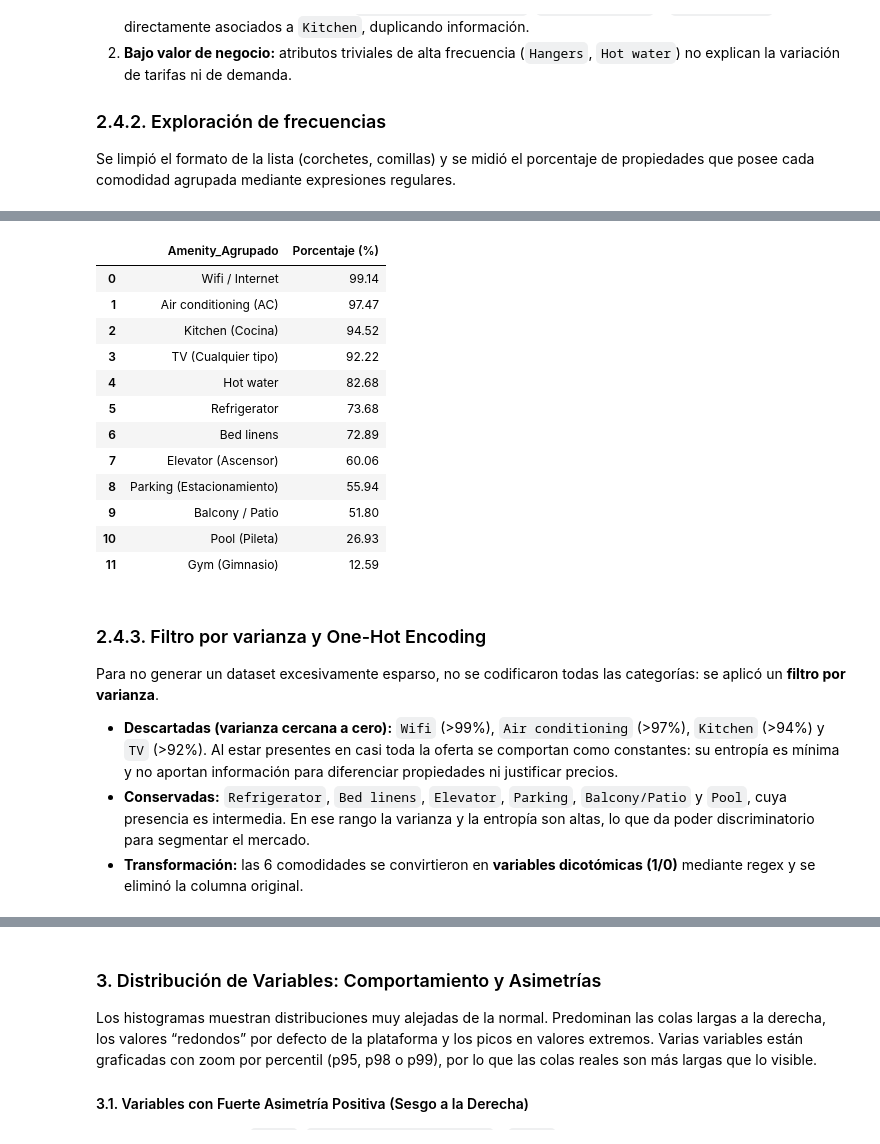
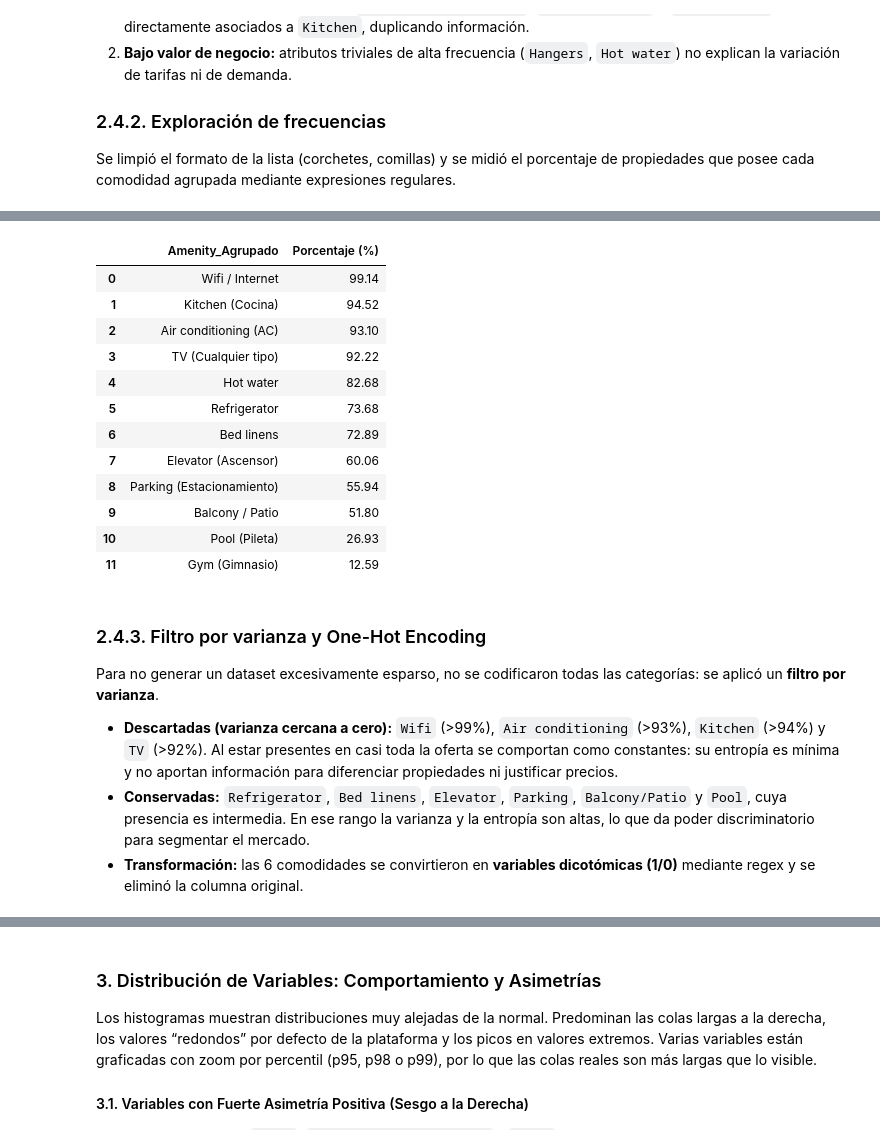
Before and after one commit to Jeronit1/AnalisisDeDatos, a Jupyter notebook: entrega.ipynb, the cells around one changed output, grey strips where cells are left out. Saved outputs shown, nothing was run; the diff lists cells and outputs as text; code cells hidden in the pictures.

```diff
--- a/entrega.ipynb
+++ b/entrega.ipynb
@@ -83,9 +86,9 @@ dtypes: float64(37), int64(24), object(29)
 memory usage: 20.4+ MB
 # %%
 columnas_tpe = [
-    'id', 'host_name', 'hosts_time_as_user_years', 'hosts_time_as_host_years',
-    'host_is_superhost', 'neighbourhood_cleansed','latitude', 'longitude',
-    'property_type', 'accommodates', 'bathrooms', 'bedrooms', 'amenities',
+    'id', 'host_id', 'host_name', 'hosts_time_as_user_years', 'hosts_time_as_host_years',
+    'host_is_superhost', 'neighbourhood_cleansed','latitude', 'longitude', 'room_type',
+    'property_type', 'accommodates', 'bathrooms', 'bedrooms', 'beds', 'amenities',
     'price', 'minimum_nights', 'maximum_nights', 'availability_365',
     'number_of_reviews_ltm', 'estimated_occupancy_l365d', 'estimated_revenue_l365d',
     'review_scores_rating', 'calculated_host_listings_count', 'reviews_per_month'
@@ -180,6 +169,11 @@ df_copia['bedrooms'] = df_copia['bedrooms'].fillna(
     df_copia.groupby('accommodates')['bedrooms'].transform('median'))
 
 df_copia[['bathrooms', 'bedrooms']].isnull().sum()
+df_copia['beds'] = df_copia['beds'].fillna(df_copia.groupby('accommodates')['beds'].transform('median')).round()
+# Respaldo: si algún grupo quedó todo nulo, usar la mediana global
+df_copia['beds'] = df_copia['beds'].fillna(df_copia['beds'].median())
+
+df_copia[['bathrooms', 'bedrooms', 'beds']].isnull().sum()
 # %% [output]
 bathrooms    0
 bedrooms     0
@@ -226,32 +221,32 @@ Name: count, dtype: int64
 # %%
 # Porcentaje de presencia por macro-categoría (regex)
 patrones_amenities = {
     'Wifi / Internet': 'Wifi|Internet',
     'Kitchen (Cocina)': 'Kitchen',
     'TV (Cualquier tipo)': 'TV',
-    'Air conditioning (AC)': 'Air conditioning|AC',
+    'Air conditioning (AC)': r'Air conditioning|\bAC\b',
     'Hot water': 'Hot water',
     'Bed linens': 'Bed linens',
     'Refrigerator': 'Refrigerator',
     'Pool (Pileta)': 'Pool',
     'Parking (Estacionamiento)': 'Parking',
     'Gym (Gimnasio)': 'Gym',
     'Elevator (Ascensor)': 'Elevator',
     'Balcony / Patio': 'Balcony|Patio|Terrace|Backyard'
 }
 
 resultados = {nombre: df_copia['amenities'].str.contains(patron, case=False, na=False, regex=True).mean() * 100
               for nombre, patron in patrones_amenities.items()}
 
 df_porcentajes = (pd.DataFrame(list(resultados.items()), columns=['Amenity_Agrupado', 'Porcentaje (%)'])
                   .sort_values(by='Porcentaje (%)', ascending=False)
                   .reset_index(drop=True))
 display(df_porcentajes.round(2))
 # %% [output]
 |  | Amenity_Agrupado | Porcentaje (%) |
 | 0 | Wifi / Internet | 99.14 |
-| 1 | Air conditioning (AC) | 97.47 |
-| 2 | Kitchen (Cocina) | 94.52 |
+| 1 | Kitchen (Cocina) | 94.52 |
+| 2 | Air conditioning (AC) | 93.10 |
 | 3 | TV (Cualquier tipo) | 92.22 |
 | 4 | Hot water | 82.68 |
 | 5 | Refrigerator | 73.68 |
@@ -265,7 +260,7 @@ display(df_porcentajes.round(2))
 ### 2.4.3. Filtro por varianza y One-Hot Encoding
 Para no generar un dataset excesivamente esparso, no se codificaron todas las categorías: se aplicó un **filtro por varianza**.
 
-* **Descartadas (varianza cercana a cero):** `Wifi` (>99%), `Air conditioning` (>97%), `Kitchen` (>94%) y `TV` (>92%). Al estar presentes en casi toda la oferta se comportan como constantes: su entropía es mínima y no aportan información para diferenciar propiedades ni justificar precios.
+* **Descartadas (varianza cercana a cero):** `Wifi` (>99%), `Air conditioning` (>93%), `Kitchen` (>94%) y `TV` (>92%). Al estar presentes en casi toda la oferta se comportan como constantes: su entropía es mínima y no aportan información para diferenciar propiedades ni justificar precios.
 * **Conservadas:** `Refrigerator`, `Bed linens`, `Elevator`, `Parking`, `Balcony/Patio` y `Pool`, cuya presencia es intermedia. En ese rango la varianza y la entropía son altas, lo que da poder discriminatorio para segmentar el mercado.
 * **Transformación:** las 6 comodidades se convirtieron en **variables dicotómicas (1/0)** mediante regex y se eliminó la columna original.
 # %%
```
Also changed, not shown: parts of 28 cells of this notebook, 1 other file.
